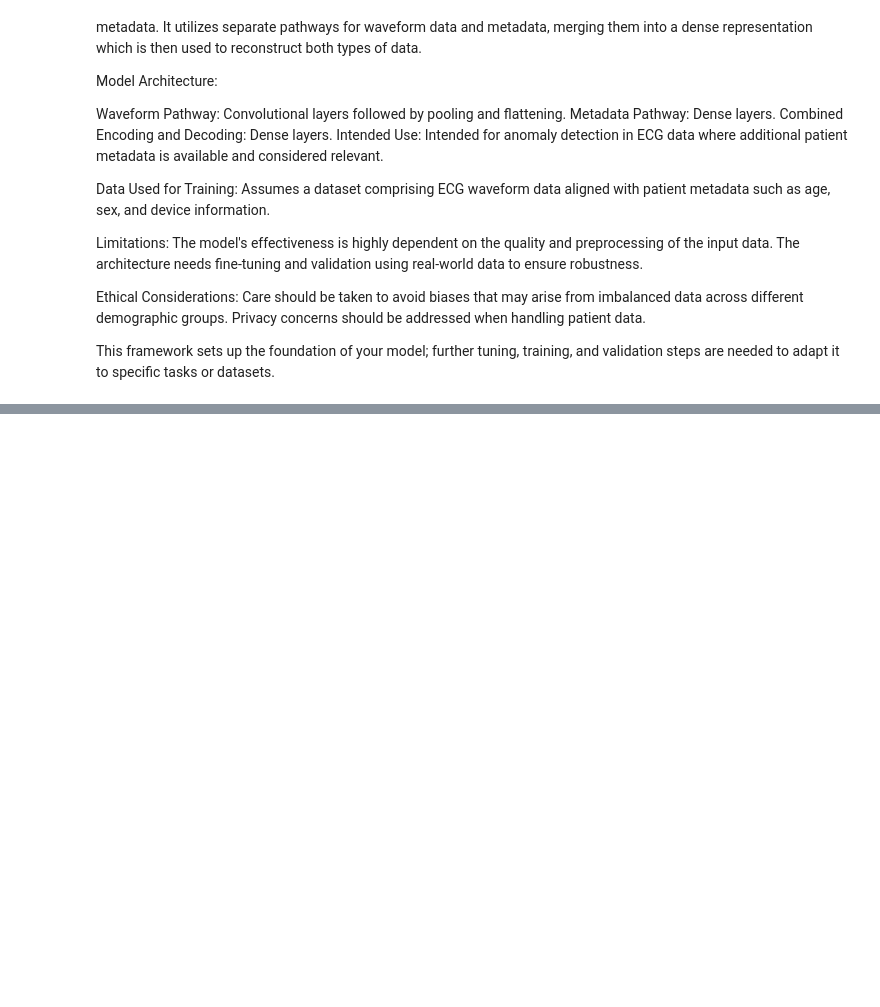
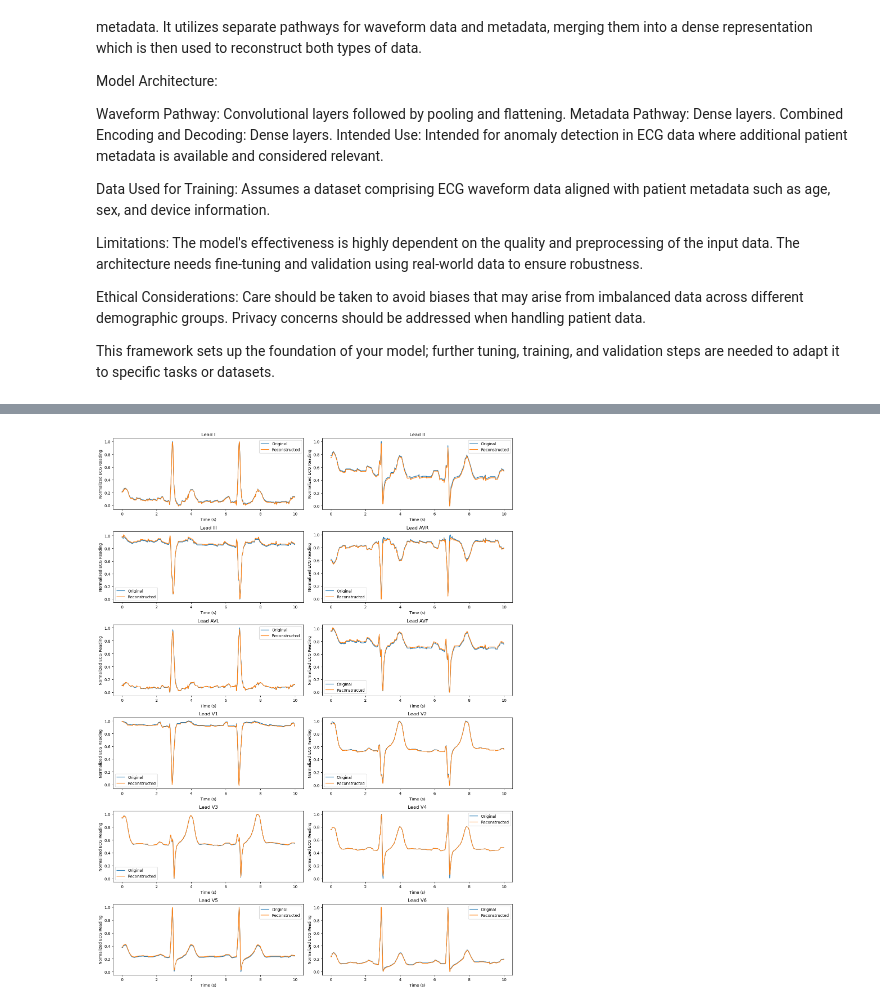
Before and after one commit to lijmr/ecg-autoencoder, a Jupyter notebook: Modeling.ipynb, the cells around one changed output, grey strips where cells are left out. Drawn from its saved outputs; the diff is of its cells as text; code cells hidden in the pictures; blank space fills up the shorter version.

Commit message:
tcn fixing and test

```diff
--- a/Modeling.ipynb
+++ b/Modeling.ipynb
@@ -311,6 +331,6 @@ print(f"Number of unique devices: {num_unique_devices}")
 # %%
 from pytorch_tcn import TCN
-num_unique_devices = metadata['device'].nunique()
+num_unique_devices = ptbxl_data['device'].nunique()
 class TCNAutoencoder(nn.Module):
     def __init__(self, num_inputs, num_channels, kernel_size, dropout, metadata_dims):
         super(TCNAutoencoder, self).__init__()
@@ -375,6 +396,6 @@ num_epochs = 10
 # %%
 for epoch in range(num_epochs):
-    for batch_data, batch_metadata in train_loader:
+    for batch_data, batch_metadata in autoencoder_train_loader:
         ecg_data = batch_data.to(device).permute(0, 2, 1).float()
         batch_metadata = batch_metadata.to(device).float()
 
@@ -423,0 +456,42 @@ test(loaded_model, test_loader, criterion, device)
+# %%
+def visualize_predictions_tcn(model, ecg_input, metadata_input):
+    lead_vals = ['I', 'II', 'III', 'AVR', 'AVL', 'AVF', 'V1', 'V2', 'V3', 'V4', 'V5', 'V6']
+    time = np.arange(0, ecg_input.shape[1]) / 100  # Assuming a sampling rate of 100 Hz
+
+    model.eval()
+    with torch.no_grad():
+        ecg_input = ecg_input.permute(0, 2, 1).float().to(device)  # Reshape input to (batch_size, num_channels, seq_length)
+        metadata_input = metadata_input.float().to(device)
+        prediction = model(ecg_input, metadata_input)
+        prediction = prediction.permute(0, 2, 1)  # Reshape output to (batch_size, seq_length, num_channels)
+
+    fig, axs = plt.subplots(6, 2, figsize=(15, 20))
+    for i in range(6):
+        for j in range(2):
+            lead_idx = i * 2 + j
+            lead_val = lead_vals[lead_idx]
+            original_ecg = ecg_input[0, lead_idx, :].cpu().numpy()
+            reconstructed_ecg = prediction[0, :, lead_idx].cpu().numpy()
+            axs[i, j].plot(time, original_ecg, label='Original')
+            axs[i, j].plot(time, reconstructed_ecg, label='Reconstructed')
+            axs[i, j].set_xlabel('Time (s)')
+            axs[i, j].set_ylabel('Normalized ECG Reading')
+            axs[i, j].set_title(f'Lead {lead_val}')
+            axs[i, j].legend()
+
+    plt.tight_layout()
+    plt.show()
+# %%
+for batch_data, batch_metadata in autoencoder_test_loader:
+    ecg_data = batch_data.to(device).float()
+    batch_size = ecg_data.size(0)
+    batch_metadata = batch_metadata.to(device).float()
+
+    single_ecg_data = ecg_data[0].unsqueeze(0)
+    single_metadata = batch_metadata[0].unsqueeze(0)
+
+    break
+
+visualize_predictions_tcn(model, single_ecg_data, single_metadata)
+# %% [output]
+[figure, added]
```
Also changed, not shown: parts of 13 cells of this notebook.
